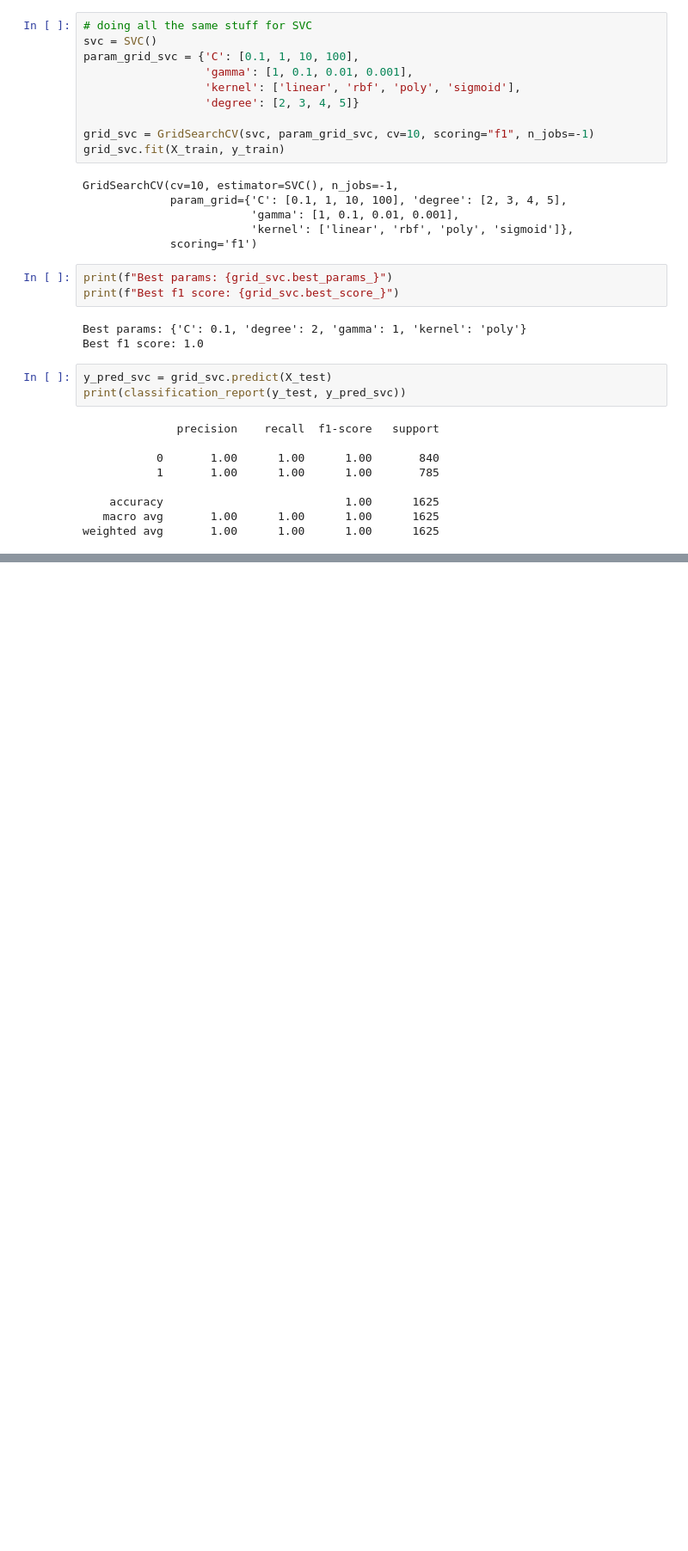
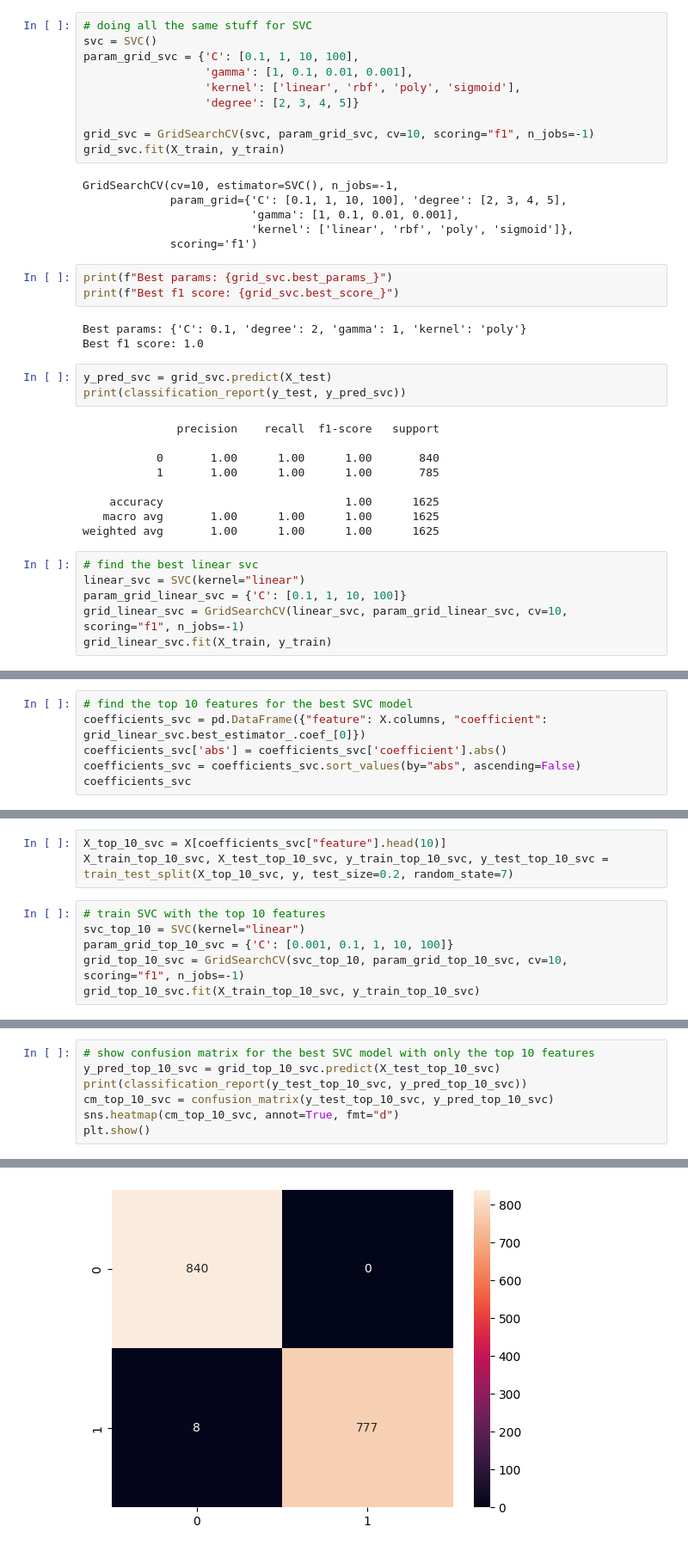
Before and after one commit to sethbeckett/cs6830_project7, a Jupyter notebook: seth.ipynb, the cells around one changed output, grey strips where cells are left out. Shown at 86% size. Cells and saved outputs as stored; diff of their text form; blank space fills up the shorter version.

```diff
--- a/seth.ipynb
+++ b/seth.ipynb
@@ -100,3 +103,9 @@ print(classification_report(y_test, y_pred_svc))
     accuracy                           1.00      1625
    macro avg       1.00      1.00      1.00      1625
 weighted avg       1.00      1.00      1.00      1625
+# %%
+# find the best linear svc
+linear_svc = SVC(kernel="linear")
+param_grid_linear_svc = {'C': [0.1, 1, 10, 100]}
+grid_linear_svc = GridSearchCV(linear_svc, param_grid_linear_svc, cv=10, scoring="f1", n_jobs=-1)
+grid_linear_svc.fit(X_train, y_train)
@@ -102,0 +245,6 @@ weighted avg       1.00      1.00      1.00      1625
+# %%
+# find the top 10 features for the best SVC model
+coefficients_svc = pd.DataFrame({"feature": X.columns, "coefficient": grid_linear_svc.best_estimator_.coef_[0]})
+coefficients_svc['abs'] = coefficients_svc['coefficient'].abs()
+coefficients_svc = coefficients_svc.sort_values(by="abs", ascending=False)
+coefficients_svc
@@ -102,0 +265,9 @@ weighted avg       1.00      1.00      1.00      1625
+# %%
+X_top_10_svc = X[coefficients_svc["feature"].head(10)]
+X_train_top_10_svc, X_test_top_10_svc, y_train_top_10_svc, y_test_top_10_svc = train_test_split(X_top_10_svc, y, test_size=0.2, random_state=7)
+# %%
+# train SVC with the top 10 features
+svc_top_10 = SVC(kernel="linear")
+param_grid_top_10_svc = {'C': [0.001, 0.1, 1, 10, 100]}
+grid_top_10_svc = GridSearchCV(svc_top_10, param_grid_top_10_svc, cv=10, scoring="f1", n_jobs=-1)
+grid_top_10_svc.fit(X_train_top_10_svc, y_train_top_10_svc)
@@ -102,0 +283,8 @@ weighted avg       1.00      1.00      1.00      1625
+# %%
+# show confusion matrix for the best SVC model with only the top 10 features
+y_pred_top_10_svc = grid_top_10_svc.predict(X_test_top_10_svc)
+print(classification_report(y_test_top_10_svc, y_pred_top_10_svc))
+cm_top_10_svc = confusion_matrix(y_test_top_10_svc, y_pred_top_10_svc)
+sns.heatmap(cm_top_10_svc, annot=True, fmt="d")
+plt.show()
+# %% [output]
@@ -102,0 +299 @@ weighted avg       1.00      1.00      1.00      1625
+[figure, added]
```
Also changed, not shown: parts of 32 cells of this notebook.
